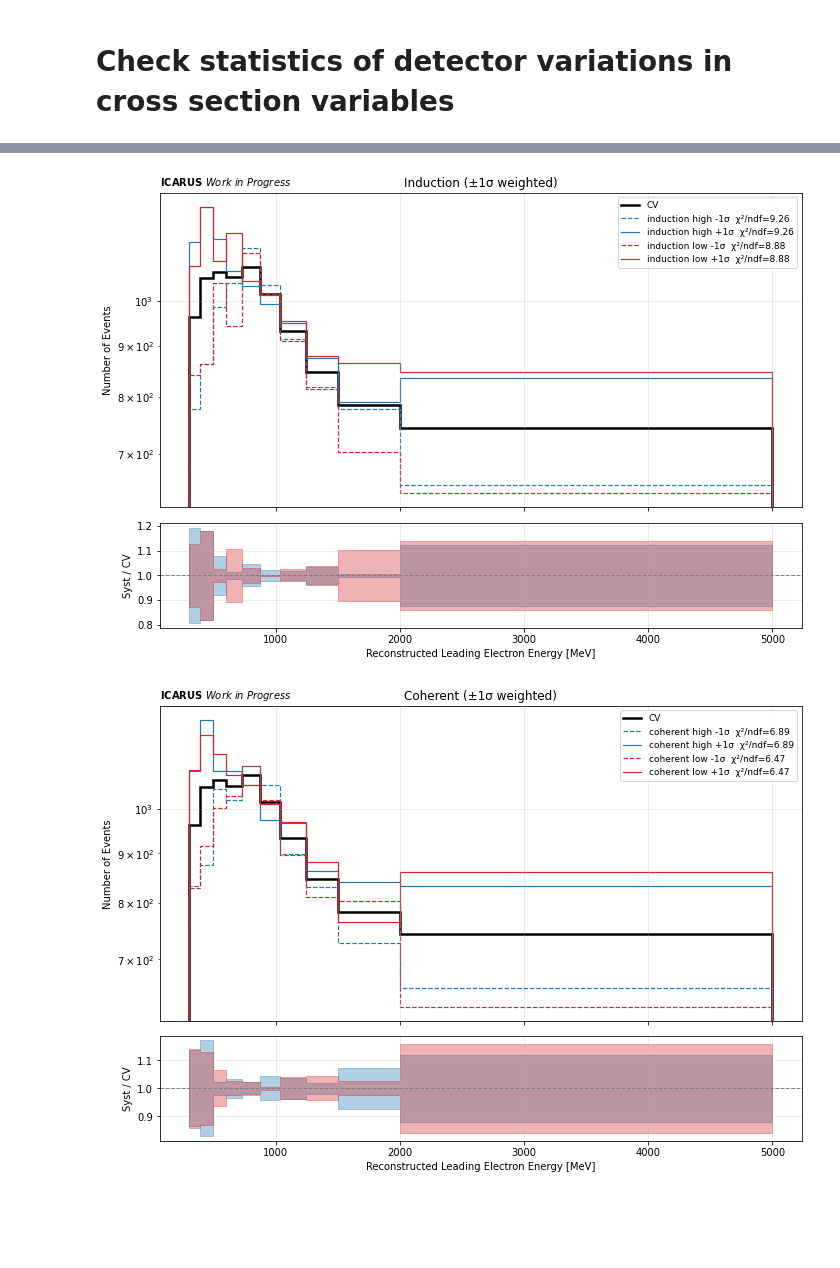
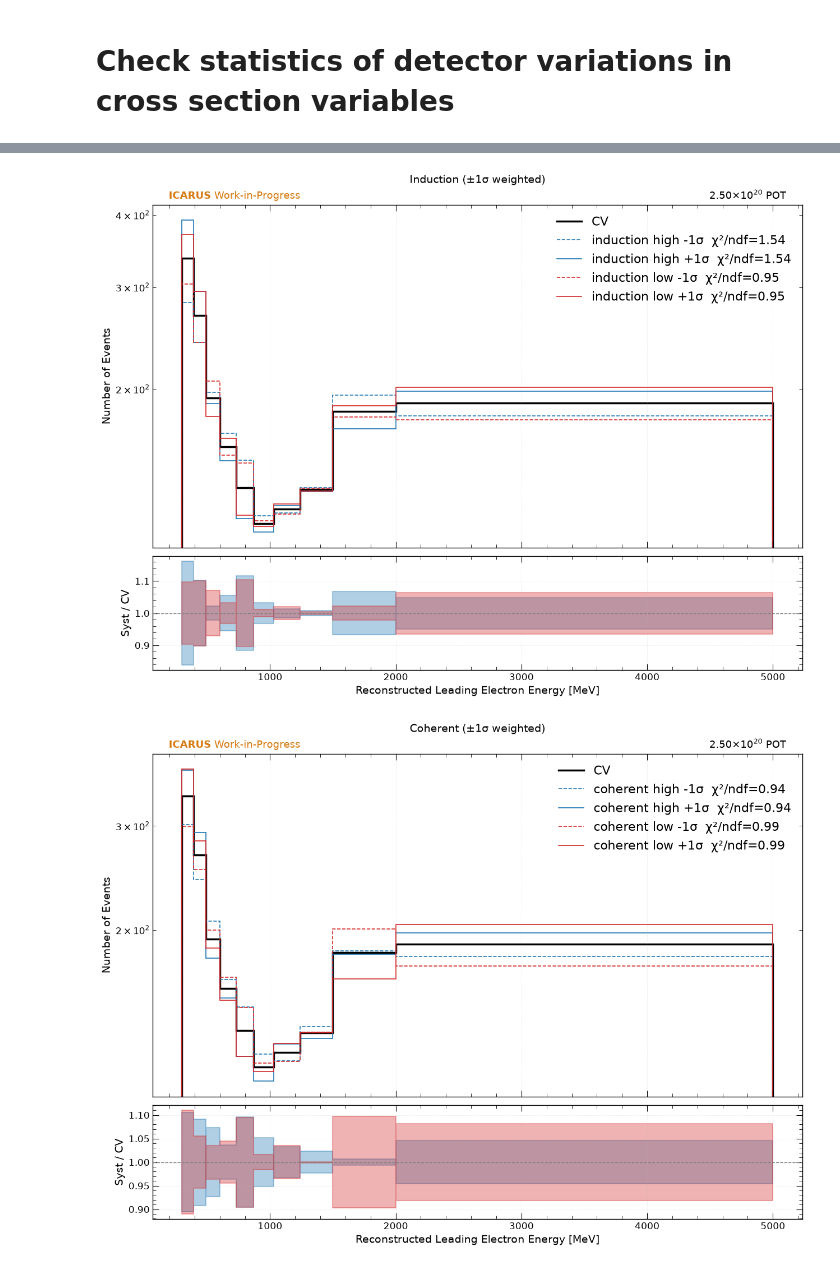
Before and after one commit to justinjmueller/medulla, a Jupyter notebook: analysis/detectorSystematics.ipynb, the cells around one changed output, grey strips where cells are left out. Saved outputs shown, nothing was run; the diff lists cells and outputs as text; code cells hidden in the pictures; blank space fills up the shorter version.

Commit message:
update plots from v30 processing, claude scripts for fully automated claude data and plot processing, add g4 systematics files, add nc sideband v1

```diff
--- a/analysis/detectorSystematics.ipynb
+++ b/analysis/detectorSystematics.ipynb
@@ -4,9 +4,18 @@ import uproot
 from matplotlib import pyplot as plt
 import numpy as np
 from scipy.stats import ks_2samp, chi2 as chi2_dist
+
+import sys
+sys.path.insert(0, '/nashome/m/micarrig/icarus/nuESpine/medulla/spineplot/')
+import os; os.environ['MEDULLA_PLOT_DIR'] = '/nashome/m/micarrig/icarus/nuESpine/medulla/spineplot/'
+
+import matplotlib.pyplot as plt
+from style import stamp
+
+plt.style.use('/nashome/m/micarrig/icarus/nuESpine/medulla/spineplot/styles/nue2024.mplstyle')
 # %% [markdown]
 # Check statistics of detector variations in cross section variables
 # %%
-fin = uproot.open("/exp/icarus/data/users/micarrig/merged_v27p2_fixed.root")
+fin = uproot.open("/exp/icarus/data/users/micarrig/merged_v30.root")
 # %%
 e_bins = [300, 390, 490, 600, 730, 870, 1030, 1240, 1500, 2000, 5000]
@@ -83,7 +240,7 @@ plt.show()
 var = 'reco_leading_electron_energy'
 
 e_cv = fin[f'events/NuMIFull/selected'].arrays([var, 'true_category'], library='np')
-a_cv = np.asarray(e_cv[var][e_cv['true_category'] == 0])
+a_cv = np.asarray(e_cv[var][e_cv['true_category'] > 1])
 
 e_bins_arr = np.array(e_bins)
 counts_cv, _ = np.histogram(a_cv, bins=e_bins_arr)
@@ -105,7 +262,7 @@ e_sel = fin[f'events/NuMIFull/selected_variationTree'].arrays(all_samples, libra
 pair_colors = ['tab:blue', 'tab:red']
 
 for group_name, group_samples in sample_groups:
-    fig, ax = plt.subplots(2, 1, figsize=(10, 7), gridspec_kw={'height_ratios': [3, 1]}, sharex=True)
+    fig, ax = plt.subplots(2, 1, figsize=(12.8, 9.6), gridspec_kw={'height_ratios': [3, 1]}, sharex=True)
 
     ax[0].stairs(counts_cv, e_bins_arr, label='CV', color='black', linewidth=2.5)
 
@@ -116,7 +273,7 @@ for group_name, group_samples in sample_groups:
         color = pair_colors[j]
         base = sample.replace('_', ' ')
 
-        w_all = np.asarray(e_sel[sample][e_cv['true_category'] == 0])
+        w_all = np.asarray(e_sel[sample][e_cv['true_category'] > 1])
         w_minus = [x[2] for x in w_all]
         w_plus  = [x[4] for x in w_all]
 
@@ -127,35 +284,37 @@ for group_name, group_samples in sample_groups:
         chi2_plus  = float(np.sum((counts_plus[mask]  - counts_cv[mask])**2 / counts_cv[mask]))
 
         with np.errstate(invalid='ignore', divide='ignore'):
             ratio_minus = np.where(counts_cv > 0, counts_minus / counts_cv, np.nan)
             ratio_plus  = np.where(counts_cv > 0, counts_plus  / counts_cv, np.nan)
 
         label_minus = f'{base} -1σ  χ²/ndf={chi2_minus/ndof:.2f}'
         label_plus  = f'{base} +1σ  χ²/ndf={chi2_plus/ndof:.2f}'
 
         ax[0].stairs(counts_minus, e_bins_arr, color=color, linewidth=1.2, linestyle='--', label=label_minus)
         ax[0].stairs(counts_plus,  e_bins_arr, color=color, linewidth=1.2, linestyle='-',  label=label_plus)
         ax[1].fill_between(e_bins_arr,
                            np.append(ratio_minus, ratio_minus[-1]),
                            np.append(ratio_plus,  ratio_plus[-1]),
                            step='post', alpha=0.35, color=color)
 
-    ax[0].legend(ncol=1, fontsize=9, loc='best', framealpha=0.8)
+    ax[0].legend(ncol=1, fontsize=16, loc='best', framealpha=0.8)
     ax[0].set_ylabel('Number of Events')
     ax[0].set_title(f'{group_name} (±1σ weighted)')
     ax[0].grid(alpha=0.3)
     ax[0].set_yscale('log')
 
     ax[1].axhline(1, color='gray', linestyle='--', linewidth=1)
     ax[1].set_xlabel('Reconstructed Leading Electron Energy [MeV]')
     ax[1].set_ylabel('Syst / CV')
     ax[1].grid(alpha=0.3)
 
-    ax[0].text(0, 1.01, r'$\bf{ICARUS}$ Work in Progress', transform=ax[0].transAxes,
-               ha='left', va='bottom', fontsize=10, style='italic')
+    # ax[0].text(0, 1.01, r'$\bf{ICARUS}$ Work in Progress', transform=ax[0].transAxes,
+    #            ha='left', va='bottom', fontsize=10, style='italic')
+
+    stamp(ax[0], pot=2.5e20, work_in_progress=True)
 
     plt.tight_layout()
     plt.show()
 # %% [output]
-[figure, old version]
+[figure, new version]
-[figure, old version]
+[figure, new version]
```
Also changed, not shown: parts of 12 cells of this notebook, 59 other files.
